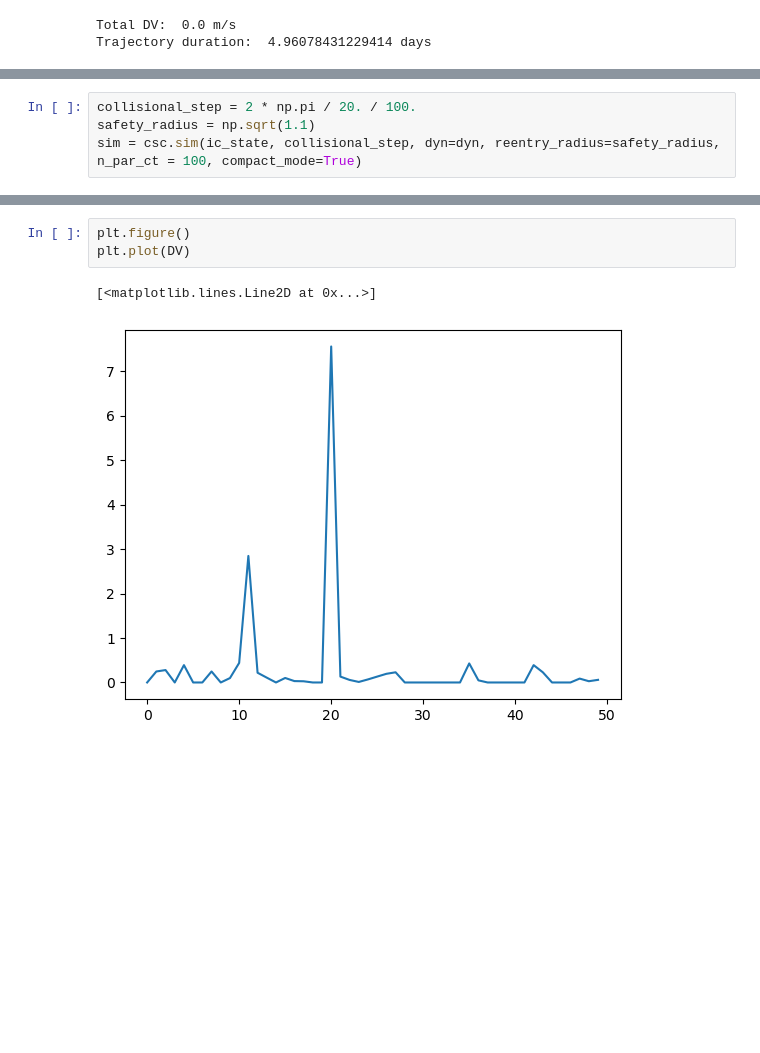
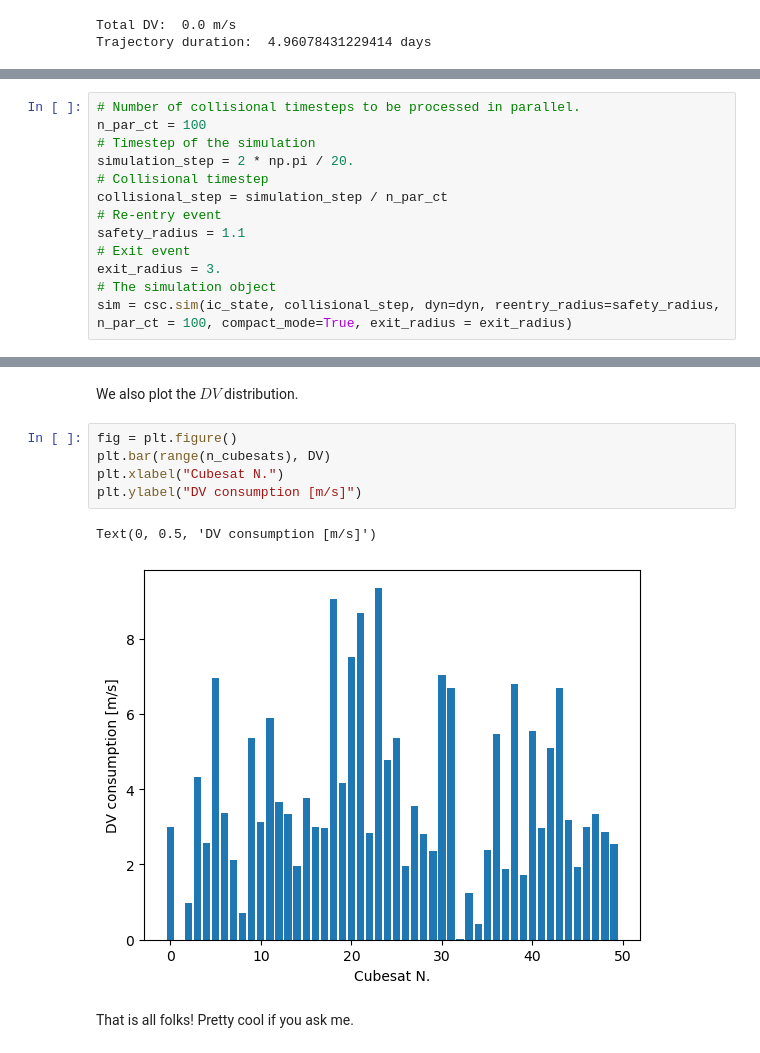
Before and after one commit to esa/cascade, a Jupyter notebook: doc/examples/itokawa_cubesats.ipynb, the cells around one changed output, grey strips where cells are left out. Cells and saved outputs as stored; diff of their text form; blank space fills up the shorter version.

```diff
--- a/doc/examples/itokawa_cubesats.ipynb
+++ b/doc/examples/itokawa_cubesats.ipynb
@@ -257,4 +259,13 @@ We are now ready to instantiate a cascade simulation. With respect to previous e
 # %%
-collisional_step = 2 * np.pi / 20. / 100.
-safety_radius = np.sqrt(1.1)
-sim = csc.sim(ic_state, collisional_step, dyn=dyn, reentry_radius=safety_radius, n_par_ct = 100, compact_mode=True)
+# Number of collisional timesteps to be processed in parallel.
+n_par_ct = 100
+# Timestep of the simulation
+simulation_step = 2 * np.pi / 20.
+# Collisional timestep
+collisional_step = simulation_step / n_par_ct
+# Re-entry event
+safety_radius = 1.1
+# Exit event
+exit_radius = 3.
+# The simulation object
+sim = csc.sim(ic_state, collisional_step, dyn=dyn, reentry_radius=safety_radius, n_par_ct = 100, compact_mode=True, exit_radius = exit_radius)
@@ -369,6 +416,12 @@ ax.view_init(90,90)
-# %%
-plt.figure()
-plt.plot(DV)
-# %% [output]
-[<matplotlib.lines.Line2D at 0x...>]
-[figure, removed]
+# %% [markdown]
+We also plot the $DV$ distribution.
+# %%
+fig = plt.figure()
+plt.bar(range(n_cubesats), DV)
+plt.xlabel("Cubesat N.")
+plt.ylabel("DV consumption [m/s]")
+# %% [output]
+Text(0, 0.5, 'DV consumption [m/s]')
+[figure, added]
+# %% [markdown]
+That is all folks! Pretty cool if you ask me.
```
Also changed, not shown: parts of 11 cells of this notebook, 2 other files.
